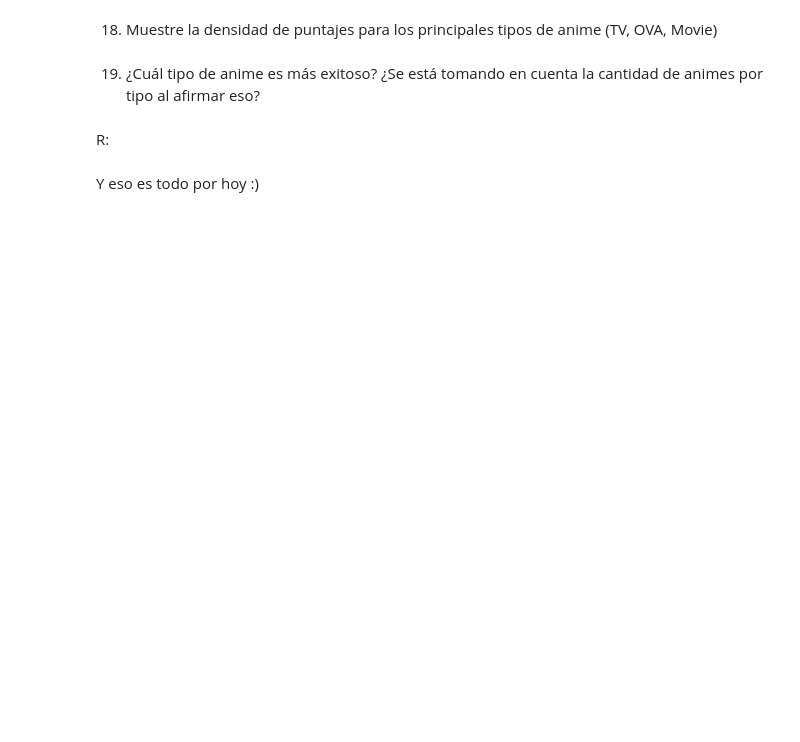
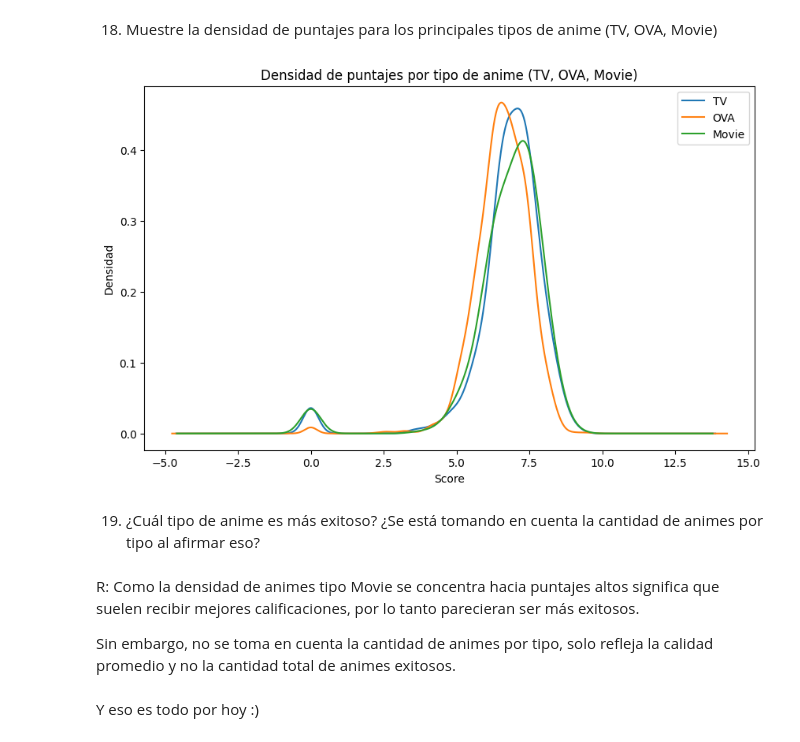
Before and after one commit to chucrutt/mineria_datos_CC5205, a Jupyter notebook: Lab1/Laboratorio_1_2025.ipynb, the cells around one changed output. Cells and saved outputs as stored; diff of their text form; code cells hidden in the pictures; blank space fills up the shorter version.

```diff
--- a/Lab1/Laboratorio_1_2025.ipynb
+++ b/Lab1/Laboratorio_1_2025.ipynb
@@ -120,9 +401,26 @@ R:
 # %% [markdown]
 18. Muestre la densidad de puntajes para los principales tipos de anime (TV, OVA, Movie)
+# %%
+tipos_principales = ["TV", "OVA", "Movie"]
+df_filtrado = df_merged_dataset[df_merged_dataset["type"].isin(tipos_principales)]
+
+plt.figure(figsize=(10,6))
+for tipo in tipos_principales:
+    df_filtrado[df_filtrado["type"] == tipo]["score"].plot(kind="density", label=tipo)
+
+plt.xlabel("Score")
+plt.ylabel("Densidad")
+plt.title("Densidad de puntajes por tipo de anime (TV, OVA, Movie)")
+plt.legend()
+plt.show()
+# %% [output]
+[figure, added]
 # %% [markdown]
 19. ¿Cuál tipo de anime es más exitoso? ¿Se está tomando en cuenta la cantidad de animes por tipo al afirmar eso?
-# %% [markdown]
-R:
+# %% [markdown]
+R: Como la densidad de animes tipo Movie se concentra hacia puntajes altos significa que suelen recibir mejores calificaciones, por lo tanto parecieran ser más exitosos.
+
+Sin embargo, no se toma en cuenta la cantidad de animes por tipo, solo refleja la calidad promedio y no la cantidad total de animes exitosos.
 # %% [markdown]
 Y eso es todo por hoy :)
 # %% [markdown]
```
Also changed, not shown: parts of 26 cells of this notebook, 1 other file.
